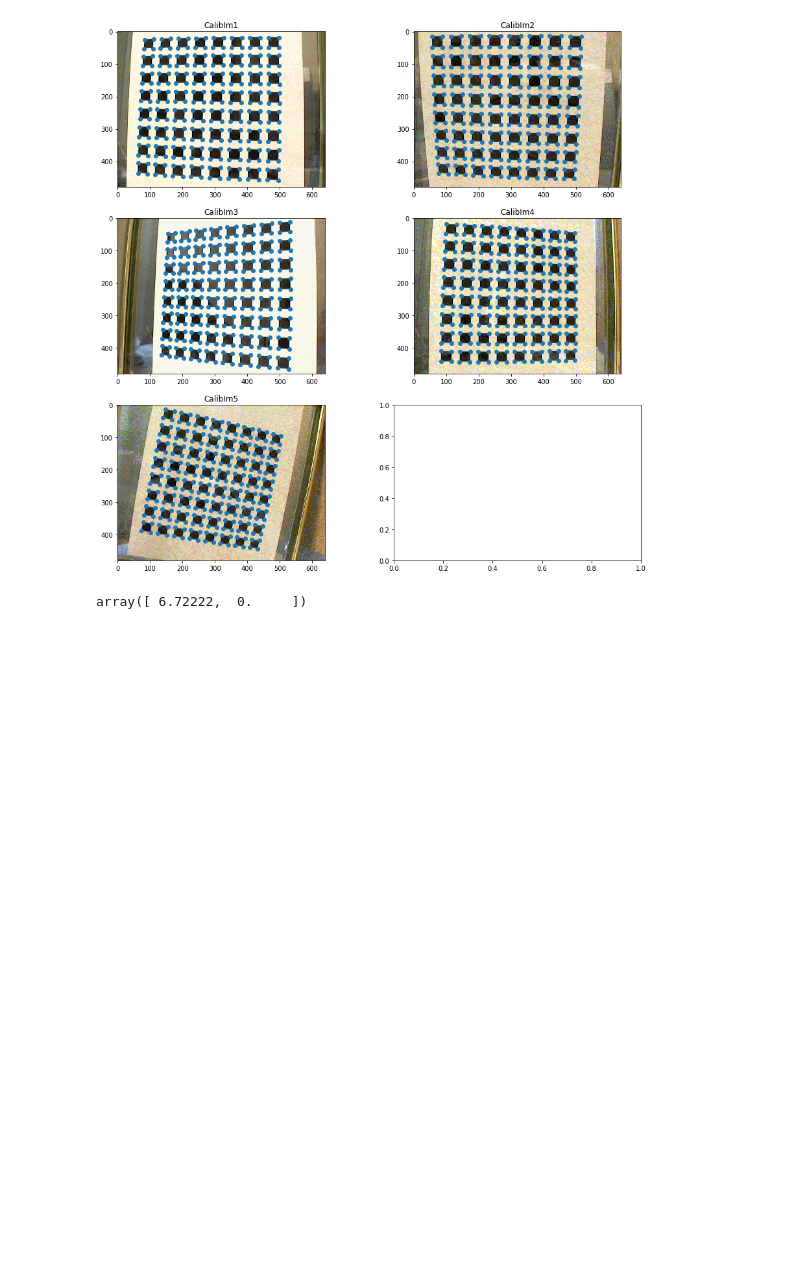
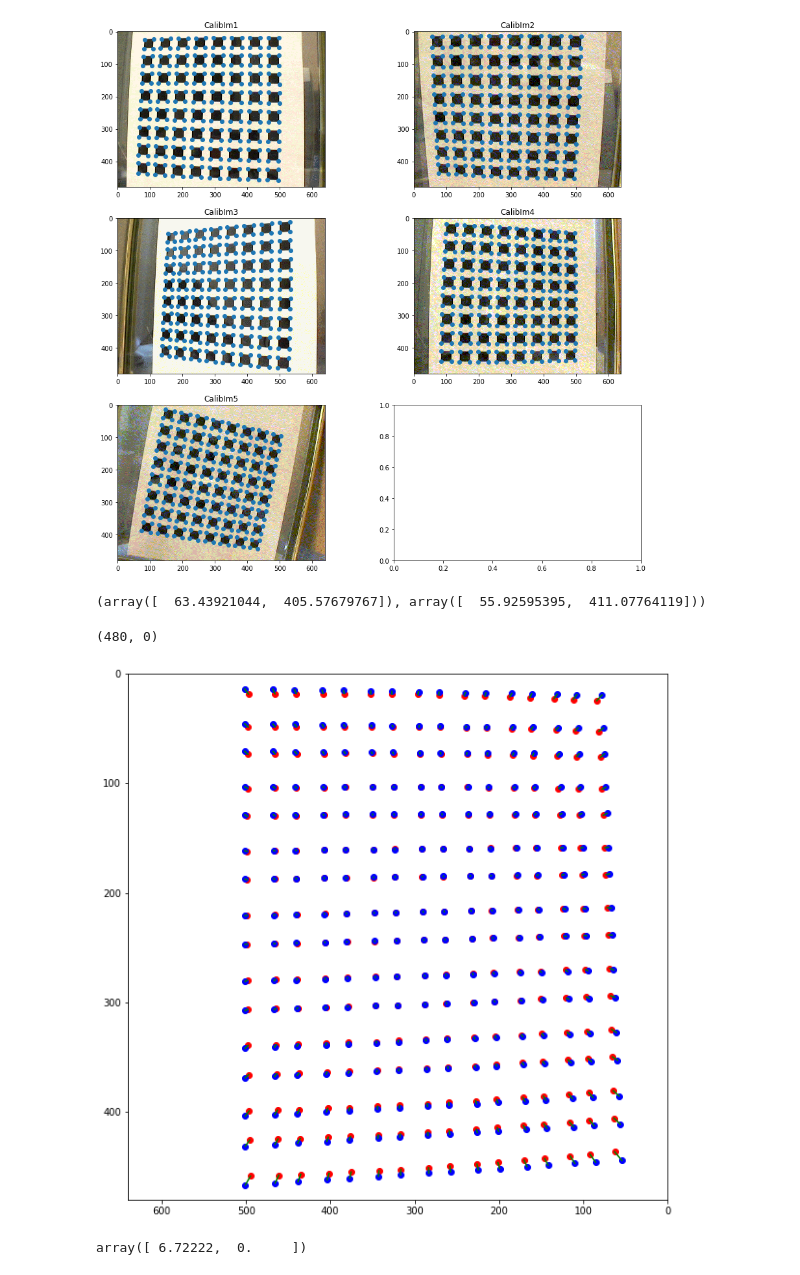
Before and after one commit to jdzejdzej/ComputerVision, a Jupyter notebook: lab_2/lab2.ipynb, the cells around one changed output. Cells and saved outputs as stored; diff of their text form; code cells hidden in the pictures; blank space fills up the shorter version.

```diff
--- a/lab_2/lab2.ipynb
+++ b/lab_2/lab2.ipynb
@@ -87,6 +99,30 @@ def radial_distortion(points, K, R, k1=None, k2=None, u0=None, v0=None):
 
 
     return res
+# %%
+res = radial_distortion(model, K, R1)
+# %%
+u_dash = data_1.reshape((64*4,2))
+u = res
+# %%
+zip(u_dash, u)[0]
+# %% [output]
+(array([  63.43921044,  405.57679767]), array([  55.92595395,  411.07764119]))
+# %%
+# tmp = (u_dash - u)/(u-np.array([u0, v0])[None, :])
+tmp = (u_dash - u)
+rcParams['figure.figsize'] = 10, 10
+f, axs = plt.subplots(1, 1)
+for dist, norm in zip(u_dash, u):
+    axs.scatter(dist[0], dist[1], c='r')
+    axs.scatter(norm[0], norm[1], c='b')
+    axs.plot([dist[0], norm[0]], [dist[1], norm[1]], c='g')
+
+axs.set_xlim(640,0)
+axs.set_ylim(480,0)
+# %% [output]
+(480, 0)
+[figure, added]
 # %%
 model.reshape((64*4, 2)).max(axis=0)
 # %% [output]
```
Also changed, not shown: parts of 2 cells of this notebook.
